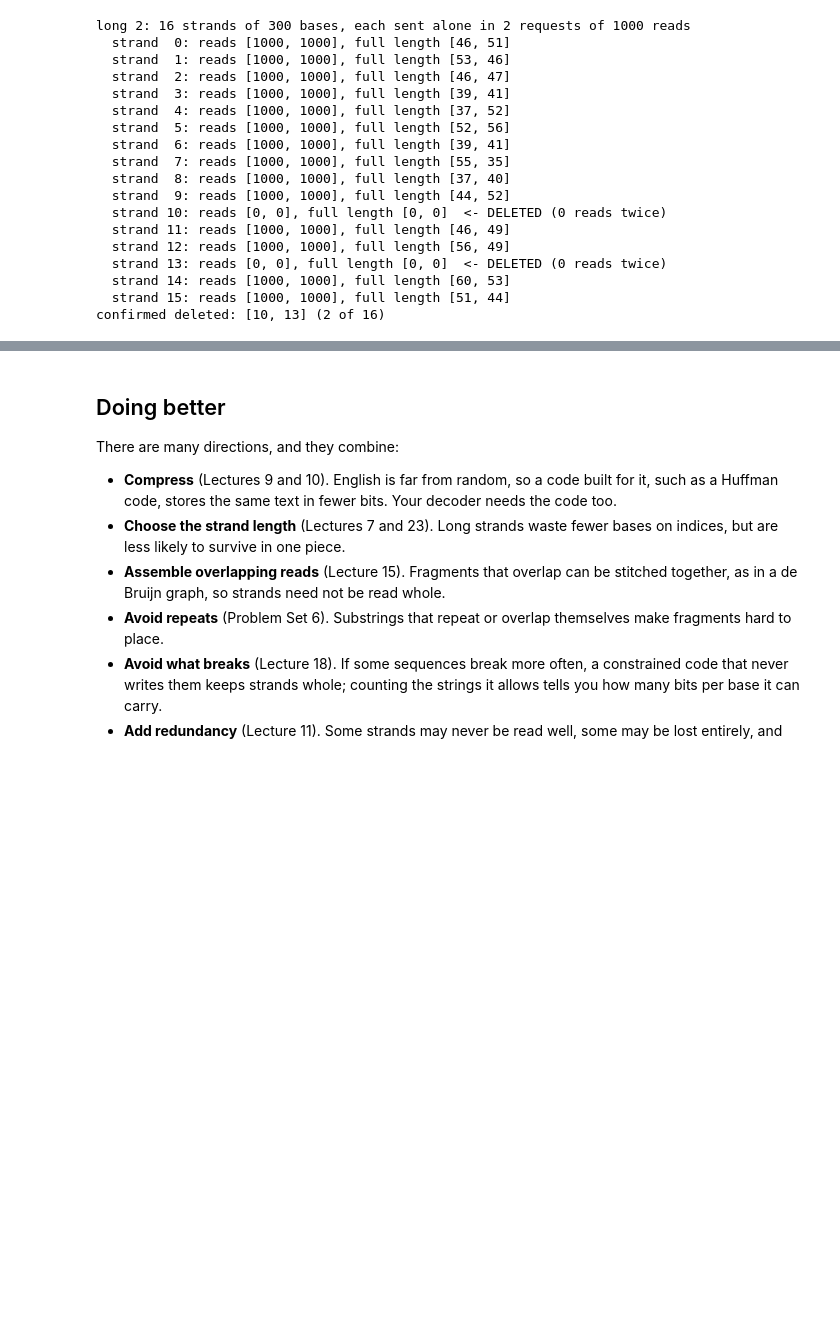
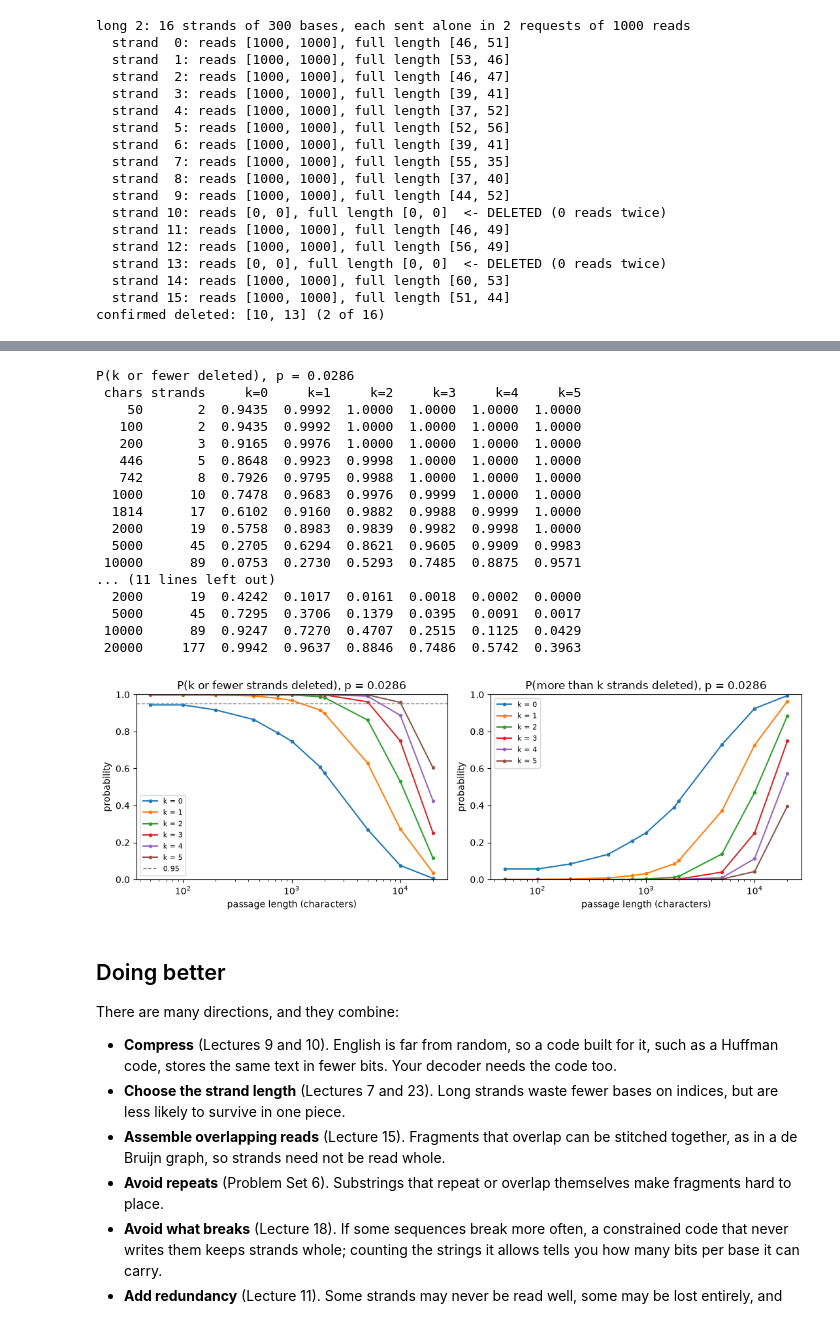
Before and after one commit to helin-wang1203/ENGS27-Final-Project, a Jupyter notebook: ENG_27_Project_Starter.ipynb, the cells around one changed output, grey strips where cells are left out. Drawn from its saved outputs; the diff is of its cells as text; code cells hidden in the pictures; blank space fills up the shorter version.

```diff
--- a/ENG_27_Project_Starter.ipynb
+++ b/ENG_27_Project_Starter.ipynb
@@ -4153,3 +4438,60 @@ confirmed deleted: [10, 13] (2 of 16)
+# %%
+# Distribution of deleted strands vs passage length: P(k or fewer deleted) and P(more than k
+# deleted), k = 0, 1, 2, ... (a calculation; nothing is sent). Same model as the cell above
+# (needs p, pool and LENGTHS from it): X ~ Binomial(n, p), n = strands solution.py makes, so
+# Pr[X = k] = C(n, k) p^k (1 - p)^(n - k)  (Notes §2.4.1, Proposition 2.4.3, p. 33), and
+# Pr[X <= k] = Pr[X = 0] + ... + Pr[X = k], and Pr[X > k] = 1 - Pr[X <= k].
+KS = range(6)                                   # k = 0 .. 5
+
+def pmf(k, n, q):
+    return math.comb(n, k) * q ** k * (1 - q) ** (n - k)
+
+dist = []                                       # (chars, n, [P(X<=k)], [P(X>k)])
+for n_chars in LENGTHS:
+    n = len(solution.encode((pool * (n_chars // len(pool) + 1))[:n_chars]))
+    le = [sum(pmf(j, n, p) for j in range(k + 1)) for k in KS]
+    dist.append((n_chars, n, le, [1 - v for v in le]))
+
+for title, col in [("P(k or fewer deleted)", 2), ("P(more than k deleted)", 3)]:
+    print(f"{title}, p = {p:.4f}")
+    print(f"{'chars':>6} {'strands':>7} " + " ".join(f"{f'k={k}':>7}" for k in KS))
+    for row in dist:
+        print(f"{row[0]:>6} {row[1]:>7} " + " ".join(f"{v:>7.4f}" for v in row[col]))
+    print()
+
+fig, ax = plt.subplots(1, 2, figsize=(11, 3.8))
+xs = [r[0] for r in dist]
+for k in KS:
+    ax[0].plot(xs, [r[2][k] for r in dist], "o-", ms=3, label=f"k = {k}")
+    ax[1].plot(xs, [r[3][k] for r in dist], "o-", ms=3, label=f"k = {k}")
+ax[0].set(xscale="log", ylim=(0, 1), xlabel="passage length (characters)", ylabel="probability",
+          title=f"P(k or fewer strands deleted), p = {p:.4f}")
+ax[1].set(xscale="log", ylim=(0, 1), xlabel="passage length (characters)", ylabel="probability",
+          title=f"P(more than k strands deleted), p = {p:.4f}")
+ax[0].axhline(0.95, color="gray", ls="--", lw=1, label="0.95")
+ax[0].legend(fontsize=8)
+ax[1].legend(fontsize=8)
+plt.tight_layout()
+plt.show()
+# %% [output]
+P(k or fewer deleted), p = 0.0286
+ chars strands     k=0     k=1     k=2     k=3     k=4     k=5
+    50       2  0.9435  0.9992  1.0000  1.0000  1.0000  1.0000
+   100       2  0.9435  0.9992  1.0000  1.0000  1.0000  1.0000
+   200       3  0.9165  0.9976  1.0000  1.0000  1.0000  1.0000
+   446       5  0.8648  0.9923  0.9998  1.0000  1.0000  1.0000
+   742       8  0.7926  0.9795  0.9988  1.0000  1.0000  1.0000
+  1000      10  0.7478  0.9683  0.9976  0.9999  1.0000  1.0000
+  1814      17  0.6102  0.9160  0.9882  0.9988  0.9999  1.0000
+  2000      19  0.5758  0.8983  0.9839  0.9982  0.9998  1.0000
+  5000      45  0.2705  0.6294  0.8621  0.9605  0.9909  0.9983
+ 10000      89  0.0753  0.2730  0.5293  0.7485  0.8875  0.9571
+... (11 lines left out)
+  2000      19  0.4242  0.1017  0.0161  0.0018  0.0002  0.0000
+  5000      45  0.7295  0.3706  0.1379  0.0395  0.0091  0.0017
+ 10000      89  0.9247  0.7270  0.4707  0.2515  0.1125  0.0429
+ 20000     177  0.9942  0.9637  0.8846  0.7486  0.5742  0.3963
+[figure, added]
 # %% [markdown]
 ## Doing better
 
```
Also changed, not shown: parts of 5 cells of this notebook, 9 other files.
